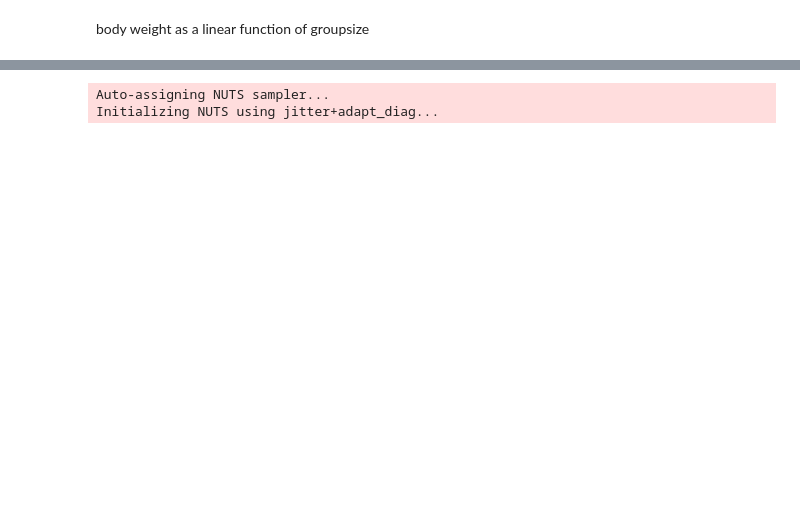
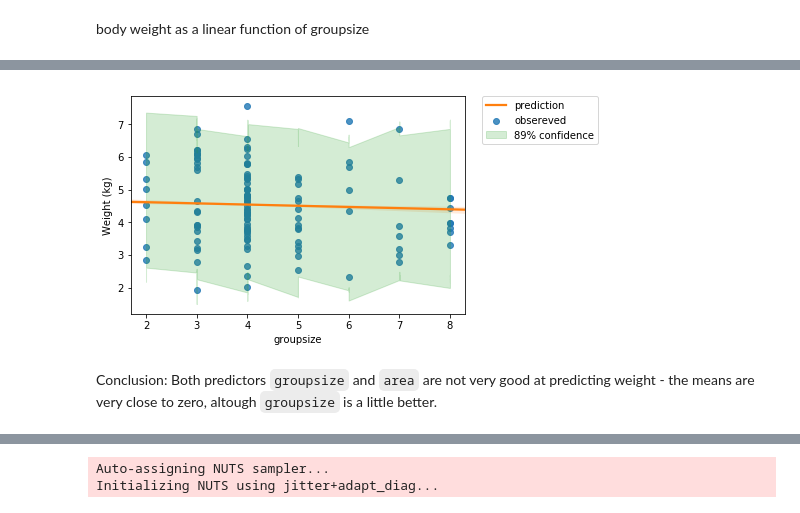
Before and after one commit to EhudTsivion/rethinking-practice-with-python, a Jupyter notebook: chapter_5_homework.ipynb, the cells around one changed output, grey strips where cells are left out. Saved outputs shown, nothing was run; the diff lists cells and outputs as text; code cells hidden in the pictures; blank space fills up the shorter version.

```diff
--- a/chapter_5_homework.ipynb
+++ b/chapter_5_homework.ipynb
@@ -339,0 +371,23 @@ body weight as a linear function of groupsize
+# %%
+postr_predic = pm.sample_ppc(trace=trace_MC5H12, model=modMC5H12, samples=1000)
+
+pred_df_5H12 = pd.DataFrame(data = pm.hpd(postr_predic['y'], alpha=0.05), columns=['l_conf', 'h_conf'])
+pred_df_5H12['weight'] = postr_predic['y'].mean(axis=0)
+pred_df_5H12['groupsize'] = foxes['groupsize']
+# %%
+fig, ax = plt.subplots()
+sns.regplot(foxes['groupsize'], foxes['weight'], fit_reg=False, ax=ax, label='obsereved')
+sns.regplot('groupsize', 'weight', data=pred_df_5H12, fit_reg=True, ax=ax, label='prediction', scatter=False)
+
+# to make the "fill_between" work - this must be sorted
+idx = np.argsort(pred_df_5H12['groupsize'])
+plt.fill_between(pred_df_5H12['groupsize'][idx], pred_df_5H12['l_conf'][idx], pred_df_5H12['h_conf'][idx],
+                 color='C2', alpha=0.2, interpolate=True, label='89% confidence')
+
+plt.ylabel('Weight (kg)')
+plt.xlabel('groupsize')
+plt.legend(bbox_to_anchor=(1.05, 1), loc=2, borderaxespad=0.);
+# %% [output]
+[figure, added]
+# %% [markdown]
+Conclusion: Both predictors `groupsize` and `area` are not very good at predicting weight - the means are very close to zero, altough `groupsize` is a little better.
```
Also changed, not shown: parts of 30 cells of this notebook, 1 other file.
